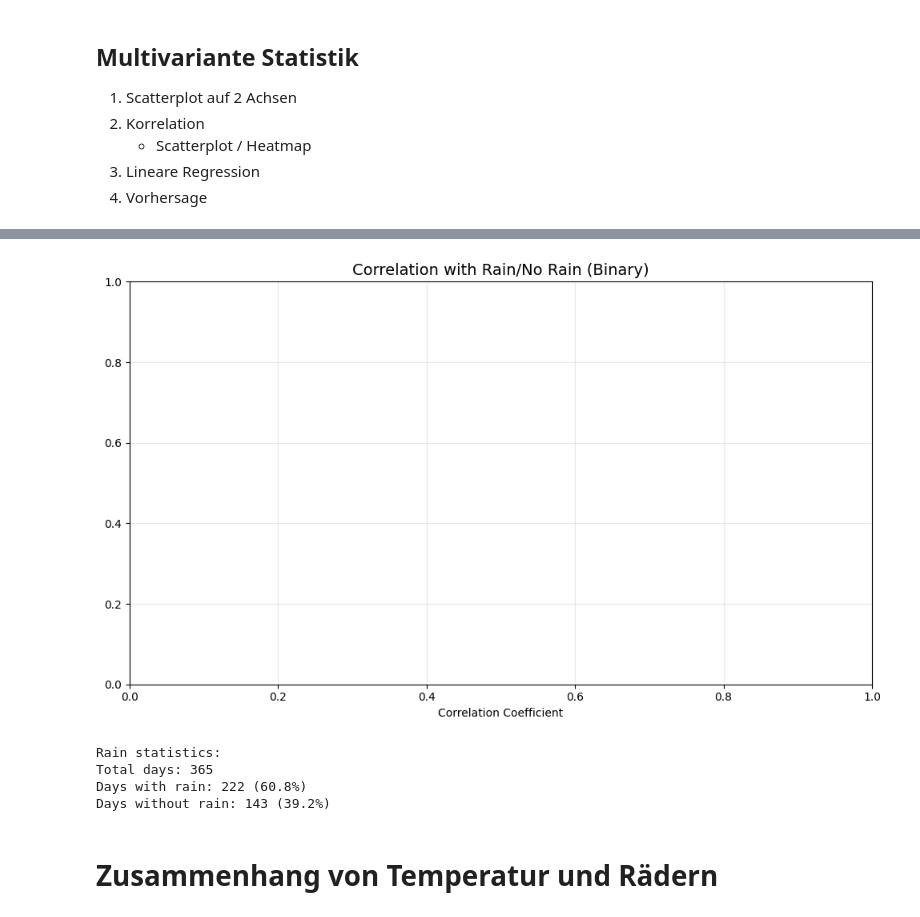
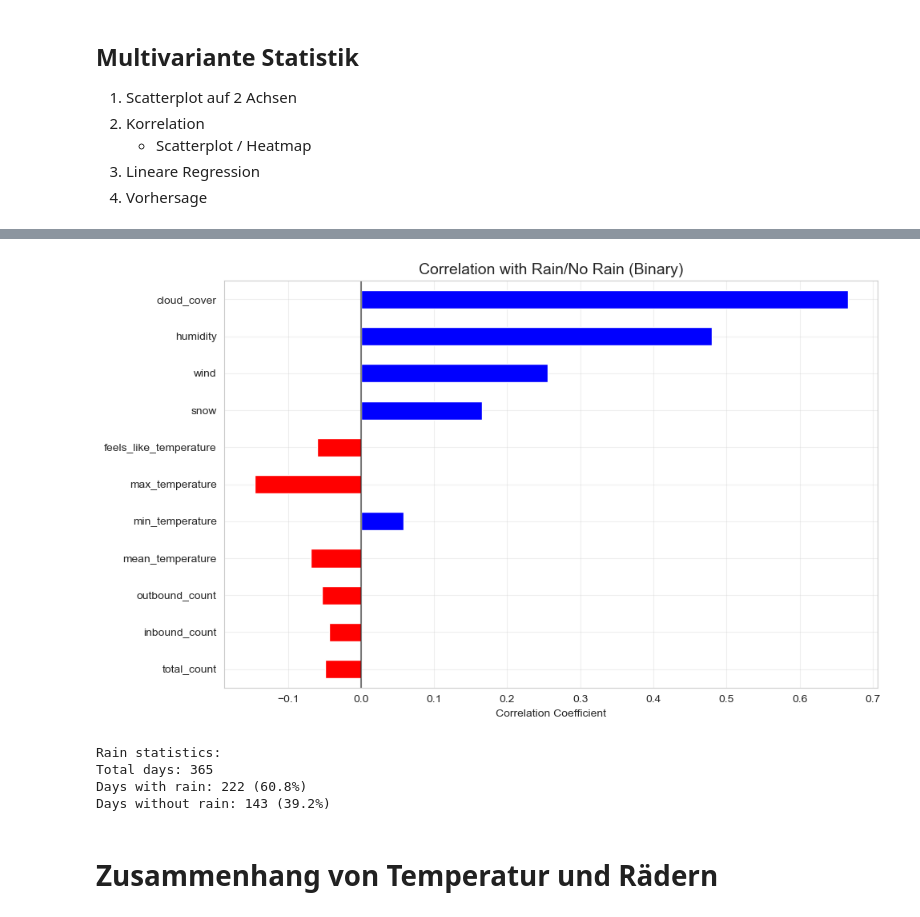
Before and after one commit to LordOfReinkeness/stochastik_SoSe25, a Jupyter notebook: fahrraeder.ipynb, the cells around one changed output, grey strips where cells are left out. Drawn from its saved outputs; the diff is of its cells as text; code cells hidden in the pictures.

```diff
--- a/fahrraeder.ipynb
+++ b/fahrraeder.ipynb
@@ -762,32 +781,33 @@ Strongest connections:
 # %%
 # Create binary rain variable
 all_data_daily['has_rain'] = (all_data_daily['precipitation'] > 0).astype(int)
 
 # Create correlation matrix including the binary rain variable
 numeric_cols_with_rain = ['total_count', 'inbound_count', 'outbound_count',
                          'mean_temperature', 'min_temperature', 'max_temperature',
                          'feels_like_temperature', 'snow', 'wind', 'humidity',
                          'cloud_cover', 'has_rain']
 
 correlation_matrix_binary = all_data_daily[numeric_cols_with_rain].corr()
+rain_correlations = correlation_matrix_binary['has_rain'].drop('has_rain')
 
 # Create a focused bar chart for rain correlations
 plt.figure(figsize=(10, 6))
 rain_correlations.plot(kind='barh', color=['red' if x < 0 else 'blue' for x in rain_correlations])
 plt.title('Correlation with Rain/No Rain (Binary)', fontsize=14)
 plt.xlabel('Correlation Coefficient')
 plt.grid(True, alpha=0.3)
 plt.axvline(x=0, color='black', linestyle='-', alpha=0.5)
 plt.tight_layout()
 plt.show()
 
 # Summary statistics
 print(f"\nRain statistics:")
 print(f"Total days: {len(all_data_daily)}")
 print(f"Days with rain: {all_data_daily['has_rain'].sum()} ({all_data_daily['has_rain'].mean()*100:.1f}%)")
 print(f"Days without rain: {len(all_data_daily) - all_data_daily['has_rain'].sum()} ({(1-all_data_daily['has_rain'].mean())*100:.1f}%)")
 # %% [output]
-[figure, old version]
+[figure, new version]
 Rain statistics:
 Total days: 365
 Days with rain: 222 (60.8%)
```
Also changed, not shown: parts of 15 cells of this notebook.
